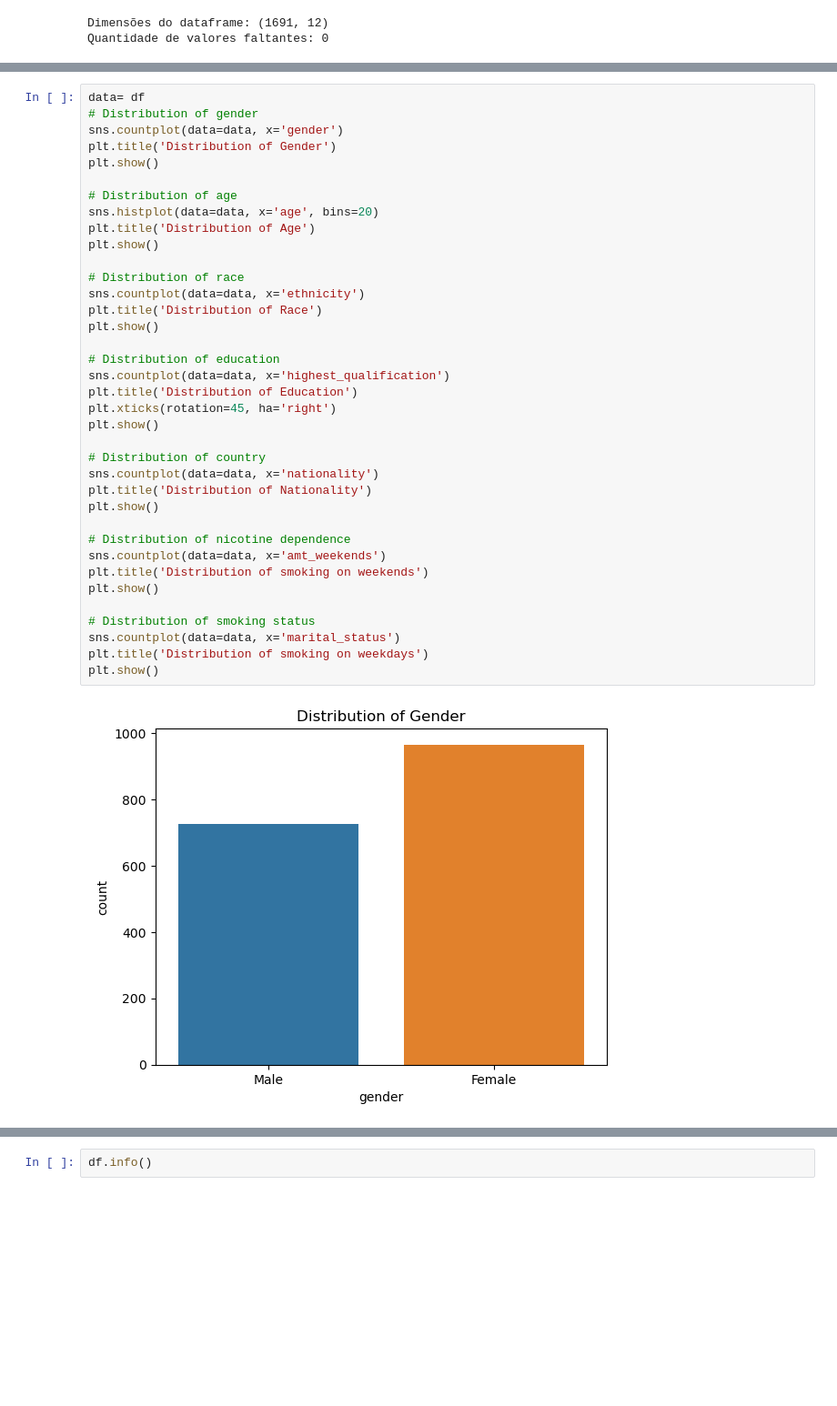
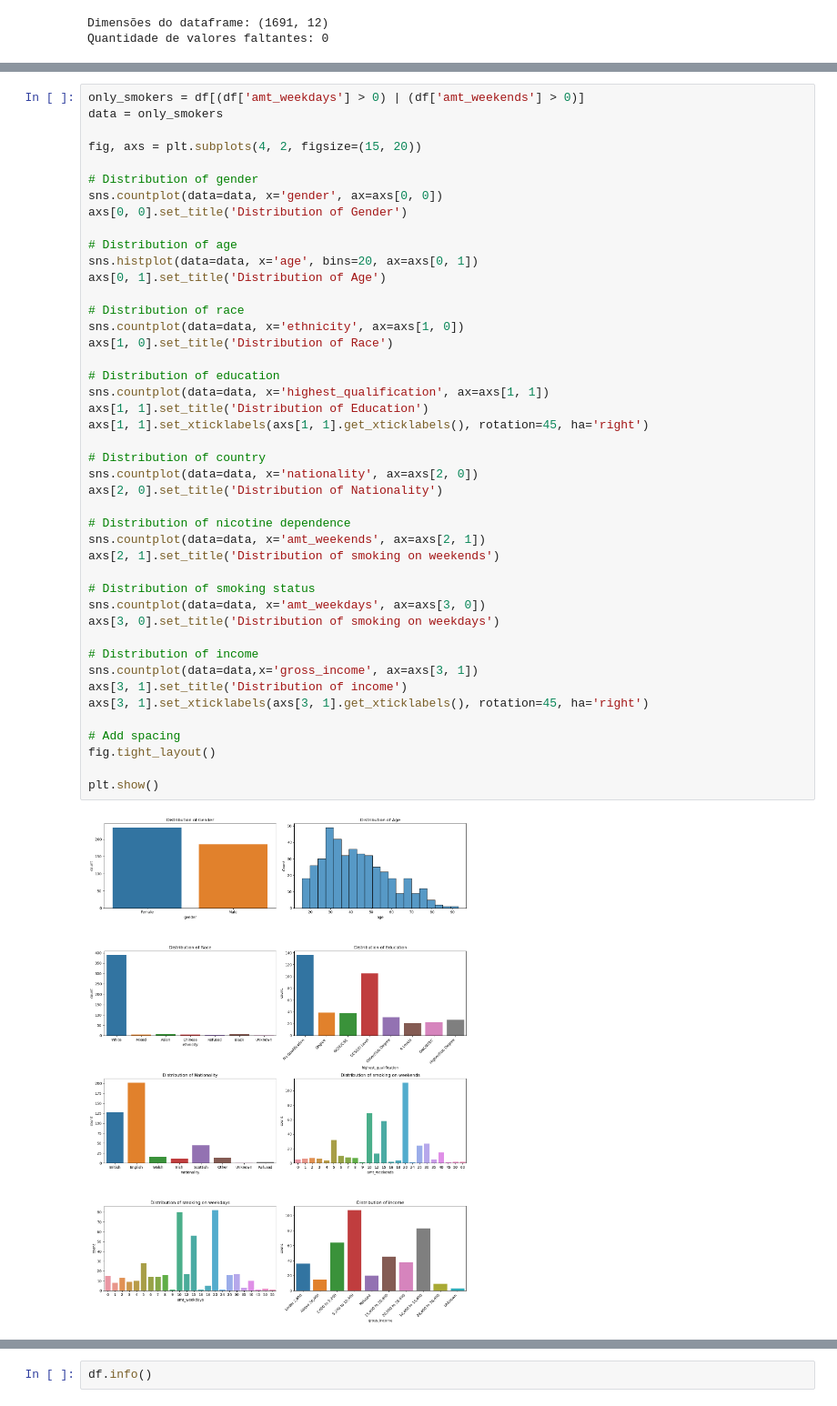
Before and after one commit to jvpazotti/Machine-learning-project, a Jupyter notebook: projeto.ipynb, the cells around one changed output, grey strips where cells are left out. Shown at 91% size. Saved outputs shown, nothing was run; the diff lists cells and outputs as text; blank space fills up the shorter version.

```diff
--- a/projeto.ipynb
+++ b/projeto.ipynb
@@ -125,39 +160,46 @@ We then create a subset of the data containing only smokers, and plot the distri
 # %%
-data= df
+only_smokers = df[(df['amt_weekdays'] > 0) | (df['amt_weekends'] > 0)]
+data = only_smokers
+
+fig, axs = plt.subplots(4, 2, figsize=(15, 20))
+
 # Distribution of gender
-sns.countplot(data=data, x='gender')
-plt.title('Distribution of Gender')
-plt.show()
+sns.countplot(data=data, x='gender', ax=axs[0, 0])
+axs[0, 0].set_title('Distribution of Gender')
 
 # Distribution of age
-sns.histplot(data=data, x='age', bins=20)
-plt.title('Distribution of Age')
-plt.show()
+sns.histplot(data=data, x='age', bins=20, ax=axs[0, 1])
+axs[0, 1].set_title('Distribution of Age')
 
 # Distribution of race
-sns.countplot(data=data, x='ethnicity')
-plt.title('Distribution of Race')
-plt.show()
+sns.countplot(data=data, x='ethnicity', ax=axs[1, 0])
+axs[1, 0].set_title('Distribution of Race')
 
 # Distribution of education
-sns.countplot(data=data, x='highest_qualification')
-plt.title('Distribution of Education')
-plt.xticks(rotation=45, ha='right')
-plt.show()
+sns.countplot(data=data, x='highest_qualification', ax=axs[1, 1])
+axs[1, 1].set_title('Distribution of Education')
+axs[1, 1].set_xticklabels(axs[1, 1].get_xticklabels(), rotation=45, ha='right')
 
 # Distribution of country
-sns.countplot(data=data, x='nationality')
-plt.title('Distribution of Nationality')
-plt.show()
+sns.countplot(data=data, x='nationality', ax=axs[2, 0])
+axs[2, 0].set_title('Distribution of Nationality')
 
 # Distribution of nicotine dependence
-sns.countplot(data=data, x='amt_weekends')
-plt.title('Distribution of smoking on weekends')
-plt.show()
+sns.countplot(data=data, x='amt_weekends', ax=axs[2, 1])
+axs[2, 1].set_title('Distribution of smoking on weekends')
 
 # Distribution of smoking status
-sns.countplot(data=data, x='marital_status')
-plt.title('Distribution of smoking on weekdays')
+sns.countplot(data=data, x='amt_weekdays', ax=axs[3, 0])
+axs[3, 0].set_title('Distribution of smoking on weekdays')
+
+# Distribution of income
+sns.countplot(data=data,x='gross_income', ax=axs[3, 1])
+axs[3, 1].set_title('Distribution of income')
+axs[3, 1].set_xticklabels(axs[3, 1].get_xticklabels(), rotation=45, ha='right')
+
+# Add spacing
+fig.tight_layout()
+
 plt.show()
 # %% [output]
-[figure, old version]
+[figure, new version]
```
Also changed, not shown: parts of 21 cells of this notebook.
